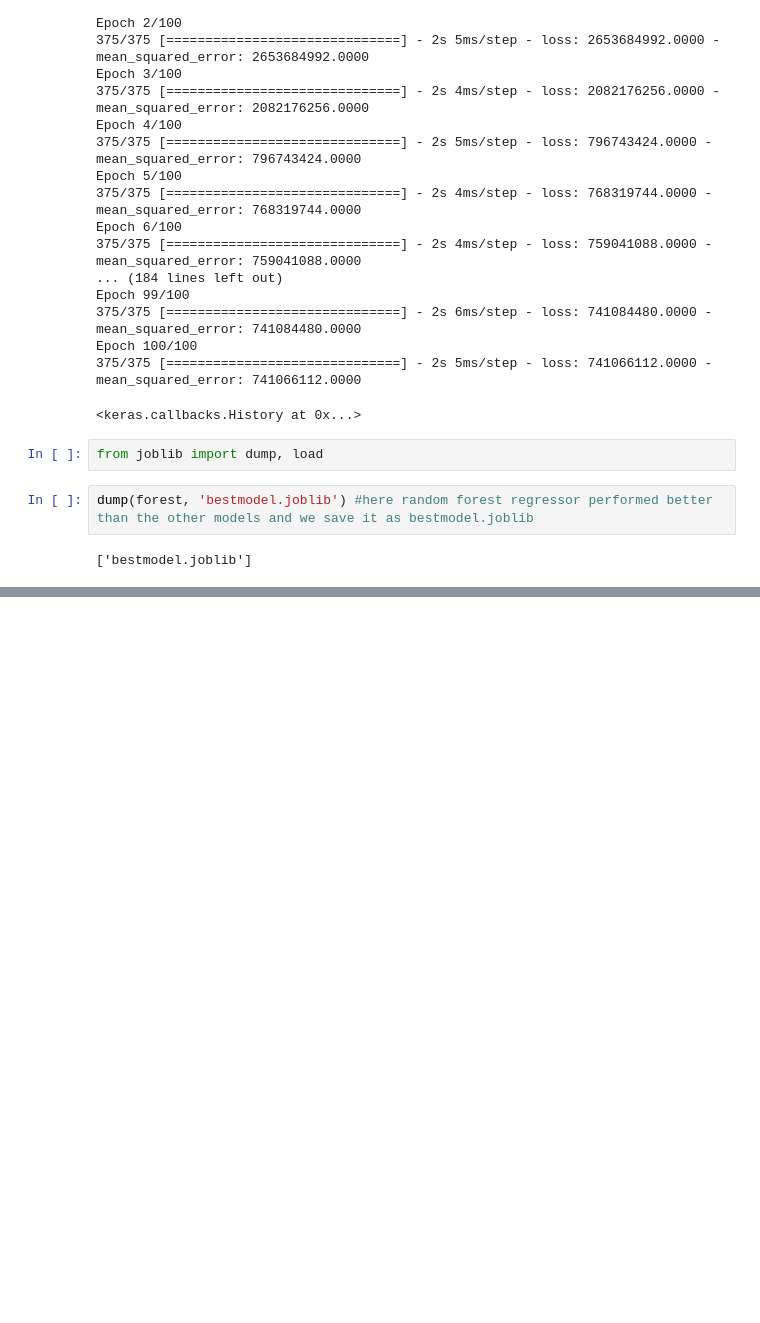
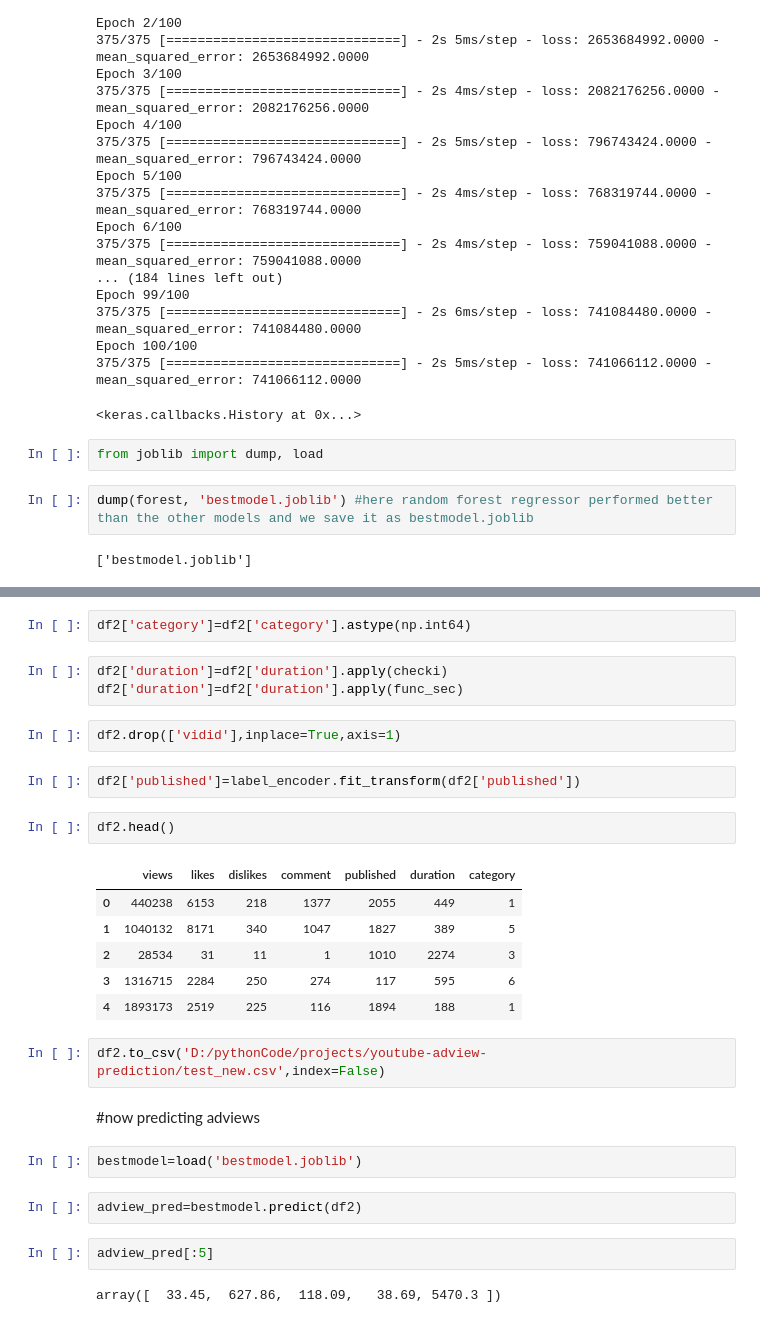
Before and after one commit to charcode123/youtube-adview-prediction, a Jupyter notebook: youtubeadviewpred.ipynb, the cells around one changed output, grey strips where cells are left out. Saved outputs shown, nothing was run; the diff lists cells and outputs as text; blank space fills up the shorter version.

```diff
--- a/youtubeadviewpred.ipynb
+++ b/youtubeadviewpred.ipynb
@@ -399,0 +450,30 @@ dump(forest, 'bestmodel.joblib') #here random forest regressor performed better
+# %%
+df2['category']=df2['category'].astype(np.int64)
+# %%
+df2['duration']=df2['duration'].apply(checki)
+df2['duration']=df2['duration'].apply(func_sec)
+# %%
+df2.drop(['vidid'],inplace=True,axis=1)
+# %%
+df2['published']=label_encoder.fit_transform(df2['published'])
+# %%
+df2.head()
+# %% [output]
+|  | views | likes | dislikes | comment | published | duration | category |
+| 0 | 440238 | 6153 | 218 | 1377 | 2055 | 449 | 1 |
+| 1 | 1040132 | 8171 | 340 | 1047 | 1827 | 389 | 5 |
+| 2 | 28534 | 31 | 11 | 1 | 1010 | 2274 | 3 |
+| 3 | 1316715 | 2284 | 250 | 274 | 117 | 595 | 6 |
+| 4 | 1893173 | 2519 | 225 | 116 | 1894 | 188 | 1 |
+# %%
+df2.to_csv('D:/pythonCode/projects/youtube-adview-prediction/test_new.csv',index=False)
+# %% [markdown]
+#now predicting adviews
+# %%
+bestmodel=load('bestmodel.joblib')
+# %%
+adview_pred=bestmodel.predict(df2)
+# %%
+adview_pred[:5]
+# %% [output]
+array([  33.45,  627.86,  118.09,   38.69, 5470.3 ])
```
Also changed, not shown: parts of 8 cells of this notebook, 3 other files.
